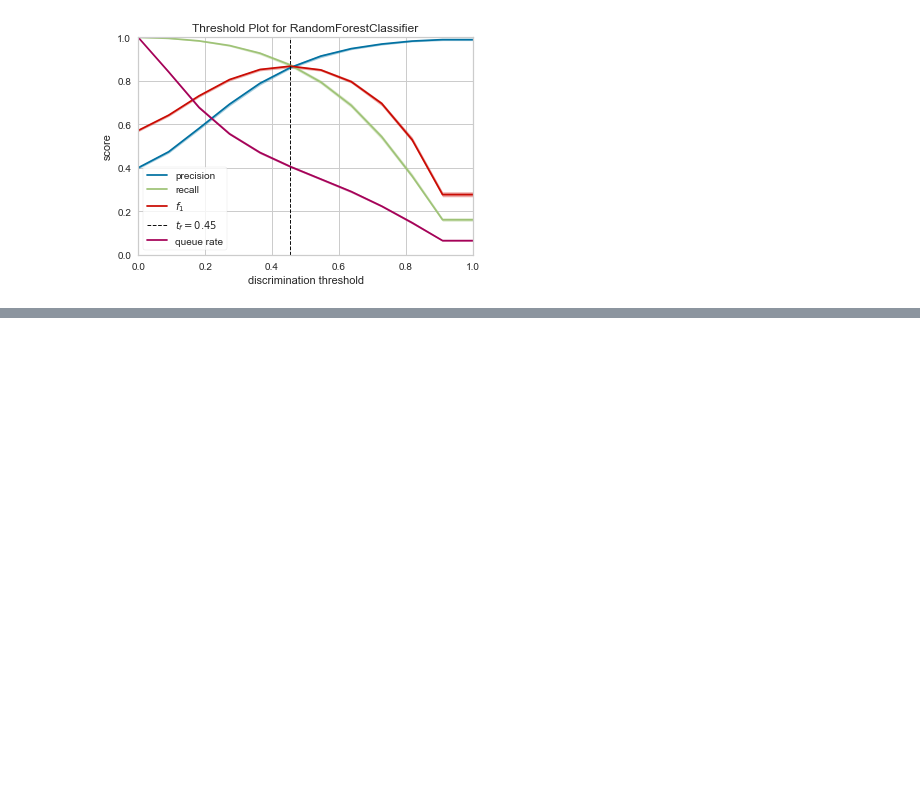
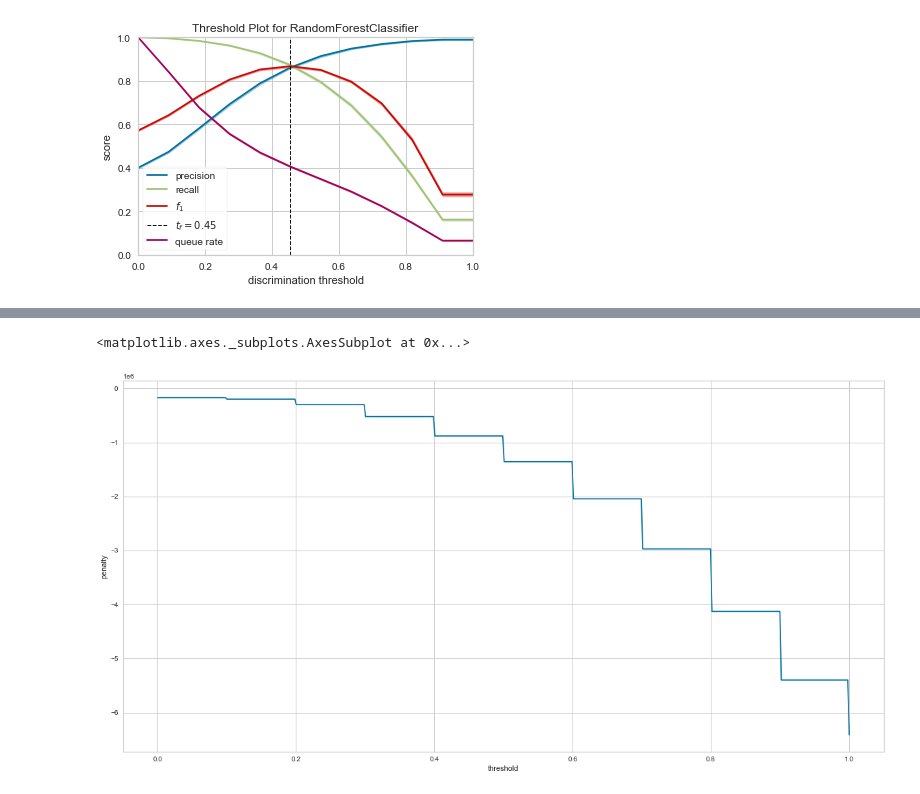
Before and after one commit to sterlingbeason/MSDS-7333-QTW, a Jupyter notebook: Final/QTW-Final_SK_FINAL.ipynb, the cells around one changed output, grey strips where cells are left out. Saved outputs shown, nothing was run; the diff lists cells and outputs as text; code cells hidden in the pictures; blank space fills up the shorter version.

```diff
--- a/Final/QTW-Final_SK_FINAL.ipynb
+++ b/Final/QTW-Final_SK_FINAL.ipynb
@@ -1025,5 +1029,3 @@ disc_rf, cv_rf = analyze_classifier(rf,
 [figure]
 [figure]
 [figure]
-# %%
-probs = rf.predict_proba(X_test)[:,1]
@@ -1049,3 +1060,15 @@ compare_classifiers(rf, nb, 'Random Forest', 'Gaussian Naive Bayes', X_train,
+# %%
+search_space = np.linspace(0, 1, 500)
+
+new_disc_thresh = pd.DataFrame([{'threshold':d, 'penalty':client_score(probabilities=probs,
+                              test=y_test,
+                              discrimination_threshold=d)} for d in search_space])
+plt.figure(figsize=(20,10))
+sns.lineplot(x=new_disc_thresh['threshold'],
+             y=new_disc_thresh['penalty'])
+# %% [output]
+<matplotlib.axes._subplots.AxesSubplot at 0x...>
+[figure, added]
 # %%
 pred_rf = rf.predict(X_test)
 probs_rf  = rf.predict_proba(X_test)
```
Also changed, not shown: parts of 18 cells of this notebook, 2 other files.
